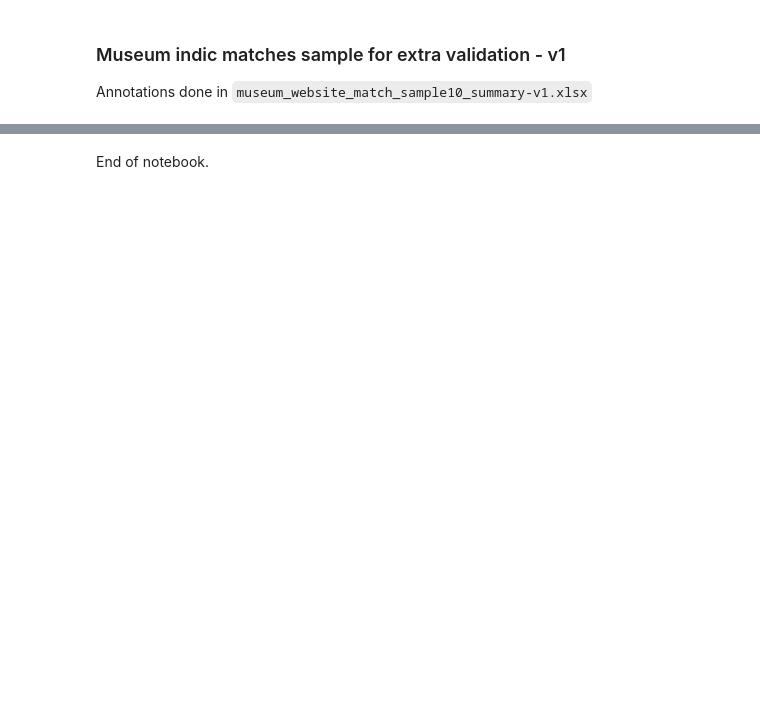
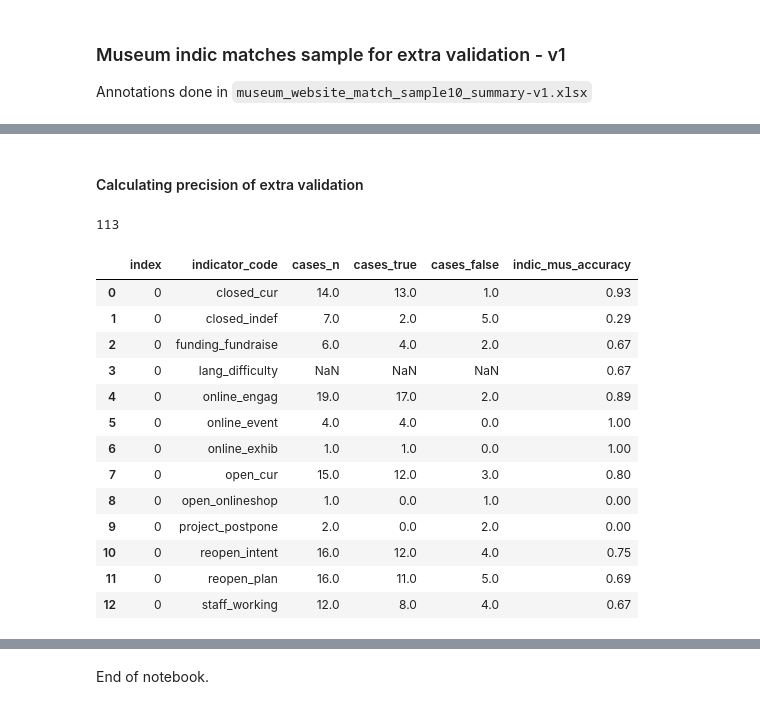
Before and after one commit to Birkbeck/museums-in-the-pandemic, a Jupyter notebook: mip/notebooks/02_extract_indicators.ipynb, the cells around one changed output, grey strips where cells are left out. Drawn from its saved outputs; the diff is of its cells as text; code cells hidden in the pictures; blank space fills up the shorter version.

```diff
--- a/mip/notebooks/02_extract_indicators.ipynb
+++ b/mip/notebooks/02_extract_indicators.ipynb
@@ -541,0 +516,2 @@ del df3
+# %% [markdown]
+#### Calculating precision of extra validation
@@ -541,0 +526,70 @@ del df3
+# %%
+indf4 = pd.DataFrame()
+for indic,df in vdf.groupby('indicator_code'):
+    d = {}
+    for c in ['indicator_code']:
+        d[c] = df[c].tolist()[0]
+    d['cases_700'] = len(df)
+    print(df.columns)
+    d['precision'], d['recall'], d['fscore'], support = precision_recall_fscore_support(df.valid_match_b, df.predicted_valid, average='binary')
+    confmat = confusion_matrix(df.valid_match_b, df.predicted_valid, normalize='all')
+    if len(confmat) > 1:
+        d['tn'], d['fp'], d['fn'], d['tp'] = confmat.ravel()
+    for k,v in d.items():
+        d[k] = [v]
+
+    res = pd.DataFrame.from_dict(d)
+    indf4 = indf4.append(res)
+
+indf4 = indf4.reset_index()
+indf4
+# %%
+sum_df = pd.read_excel(out_folder+'data/annotations/museum_website_match_sample10_summary-v1.xlsx')
+sum_df['valid'] = sum_df['2nd Validator (ap)'].map({'T': True, 'F': False})
+print(len(sum_df))
+
+indf2 = pd.DataFrame()
+for indic, df in sum_df.groupby('indicator_code'):
+    d = {'indicator_code': indic}
+    d['cases_n'] = len(df)
+    #print(df.columns)
+    #d['precision'], d['recall'], d['fscore'], support = precision_recall_fscore_support(df.valid_match_b, df.predicted_valid, average='binary')
+    #confmat = confusion_matrix(df.valid_match_b, df.predicted_valid, normalize='all')
+    #if len(confmat) > 1:
+    #    d['tn'], d['fp'], d['fn'], d['tp'] = confmat.ravel()
+    tdf = df[df['valid']]
+    fdf = df[~df['valid']]
+    d['cases_true'] = len(tdf)
+    d['cases_false'] = len(fdf)
+    d['indic_mus_accuracy'] = d['cases_true']/d['cases_n']
+    for k,v in d.items():
+        d[k] = [v]
+
+    res = pd.DataFrame.from_dict(d).round(2)
+    indf2 = indf2.append(res)
+
+# add extra validation
+#Staff_working	6	2	75%
+#Language_of_difficulty	6	3	67%
+
+indf2 = indf2.append(pd.DataFrame({'indicator_code':['lang_difficulty'], 'indic_mus_accuracy':[.67]}))
+
+indf2 = indf2.sort_values('indicator_code').reset_index()
+indf2.to_excel(out_folder+'tmp/indicator_code_stats_validation-v3.xlsx',index=False)
+indf2
+# %% [output]
+113
+|  | index | indicator_code | cases_n | cases_true | cases_false | indic_mus_accuracy |
+| 0 | 0 | closed_cur | 14.0 | 13.0 | 1.0 | 0.93 |
+| 1 | 0 | closed_indef | 7.0 | 2.0 | 5.0 | 0.29 |
+| 2 | 0 | funding_fundraise | 6.0 | 4.0 | 2.0 | 0.67 |
+| 3 | 0 | lang_difficulty | NaN | NaN | NaN | 0.67 |
+| 4 | 0 | online_engag | 19.0 | 17.0 | 2.0 | 0.89 |
+| 5 | 0 | online_event | 4.0 | 4.0 | 0.0 | 1.00 |
+| 6 | 0 | online_exhib | 1.0 | 1.0 | 0.0 | 1.00 |
+| 7 | 0 | open_cur | 15.0 | 12.0 | 3.0 | 0.80 |
+| 8 | 0 | open_onlineshop | 1.0 | 0.0 | 1.0 | 0.00 |
+| 9 | 0 | project_postpone | 2.0 | 0.0 | 2.0 | 0.00 |
+| 10 | 0 | reopen_intent | 16.0 | 12.0 | 4.0 | 0.75 |
+| 11 | 0 | reopen_plan | 16.0 | 11.0 | 5.0 | 0.69 |
+| 12 | 0 | staff_working | 12.0 | 8.0 | 4.0 | 0.67 |
```
Also changed, not shown: parts of 16 cells of this notebook, 6 other files.
